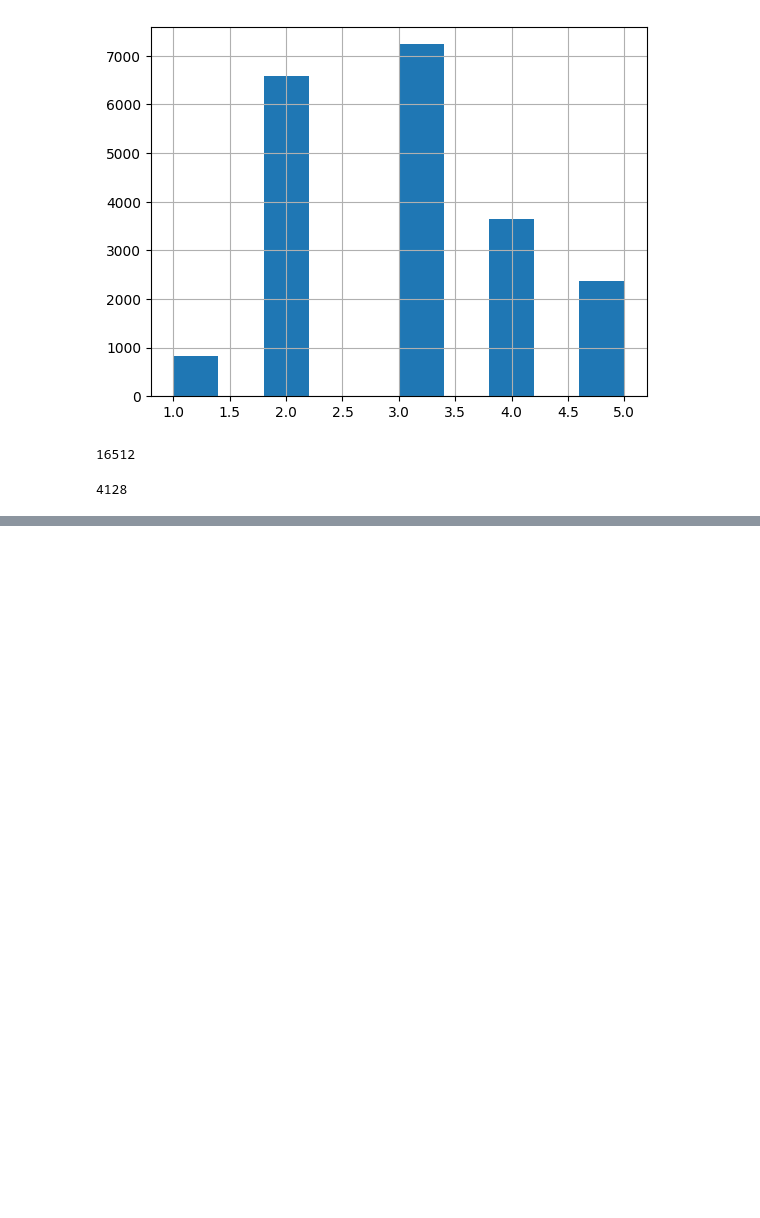
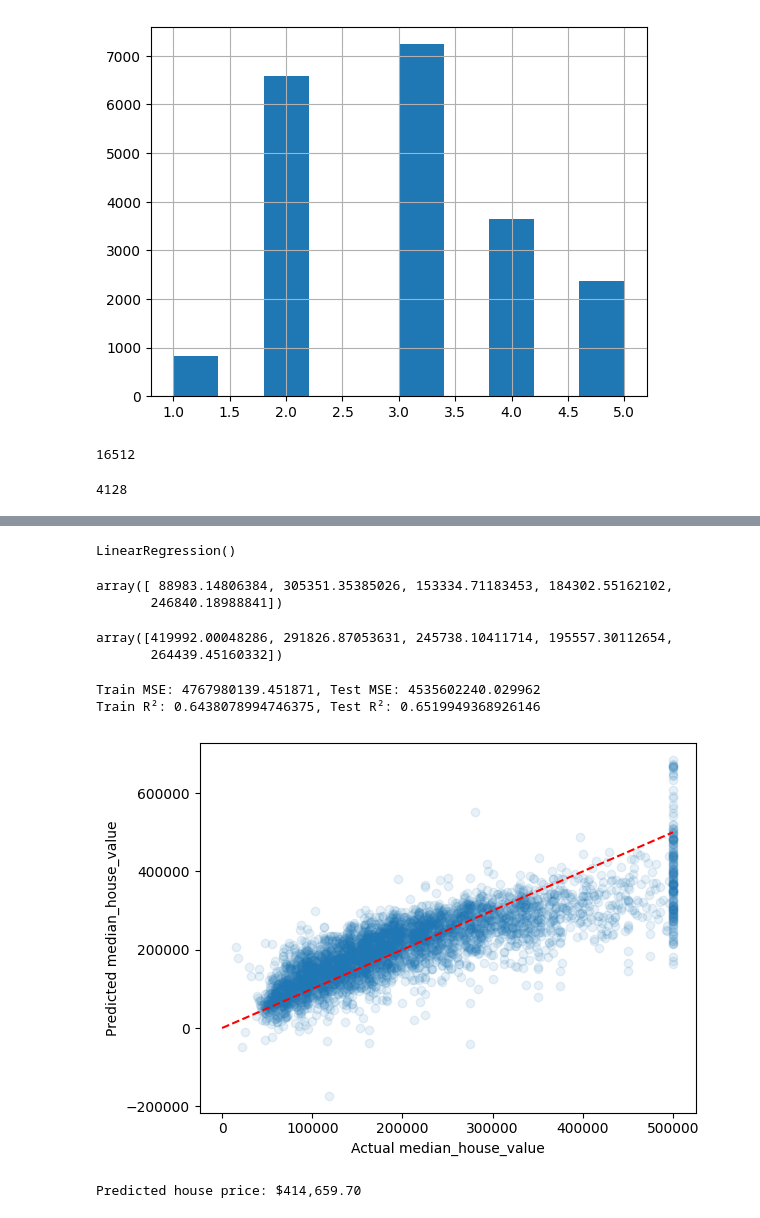
Before and after one commit to devinsomniac/HousePricePrediction, a Jupyter notebook: Chapter2/housing.ipynb, the cells around one changed output, grey strips where cells are left out. Cells and saved outputs as stored; diff of their text form; code cells hidden in the pictures; blank space fills up the shorter version.

```diff
--- a/Chapter2/housing.ipynb
+++ b/Chapter2/housing.ipynb
@@ -104,0 +198,47 @@ X_train.head()
+# %%
+from sklearn.impute import SimpleImputer
+imputer = SimpleImputer(strategy='median')
+X_train = pd.DataFrame(imputer.fit_transform(X_train),columns=X_train.columns)
+X_test = pd.DataFrame(imputer.transform(X_test),columns=X_test.columns)
+# %%
+from sklearn.preprocessing import StandardScaler
+scaler = StandardScaler()
+X_train_scaled = scaler.fit_transform(X_train)
+X_test_scaled = scaler.transform(X_test)
+# %%
+from sklearn.linear_model import LinearRegression
+model = LinearRegression()
+model.fit(X_train_scaled,Y_train)
+# %% [output]
+LinearRegression()
+# %%
+Y_train_pred = model.predict(X_train_scaled)
+Y_train_pred[:5]
+# %% [output]
+array([ 88983.14806384, 305351.35385026, 153334.71183453, 184302.55162102,
+       246840.18988841])
+# %%
+Y_test_pred = model.predict(X_test_scaled)
+Y_test_pred[:5]
+# %% [output]
+array([419992.00048286, 291826.87053631, 245738.10411714, 195557.30112654,
+       264439.45160332])
+# %%
+from sklearn.metrics import mean_squared_error, r2_score
+train_mse = mean_squared_error(Y_train, Y_train_pred)
+test_mse = mean_squared_error(Y_test, Y_test_pred)
+train_r2 = r2_score(Y_train, Y_train_pred)
+test_r2 = r2_score(Y_test, Y_test_pred)
+print(f"Train MSE: {train_mse}, Test MSE: {test_mse}")
+print(f"Train R²: {train_r2}, Test R²: {test_r2}")
+# %% [output]
+Train MSE: 4767980139.451871, Test MSE: 4535602240.029962
+Train R²: 0.6438078994746375, Test R²: 0.6519949368926146
+# %%
+plt.scatter(Y_test,Y_test_pred,alpha=0.1)
+plt.plot([0, 500000], [0, 500000], 'r--')  # Perfect prediction line
+plt.xlabel('Actual median_house_value')
+plt.ylabel('Predicted median_house_value')
+plt.show()
+# %% [output]
+[figure, added]
@@ -104,0 +259,5 @@ X_train.head()
+# %%
+user_price_pred = model.predict(user_data_scaled)
+print(f"Predicted house price: ${user_price_pred[0]:,.2f}")
+# %% [output]
+Predicted house price: $414,659.70
```
Also changed, not shown: parts of 15 cells of this notebook.
